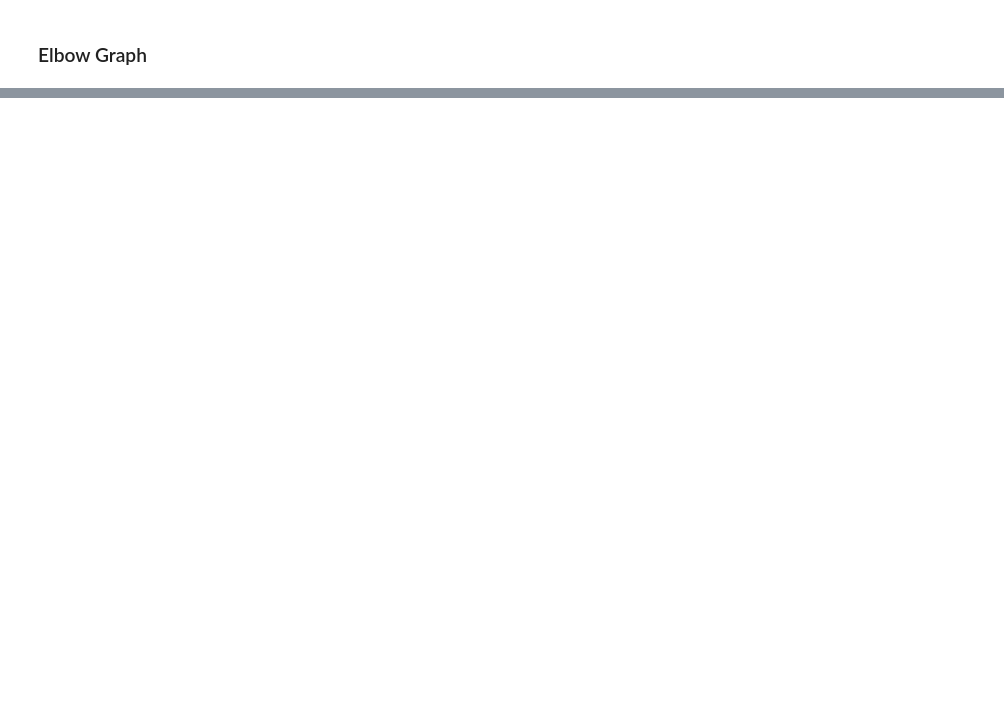
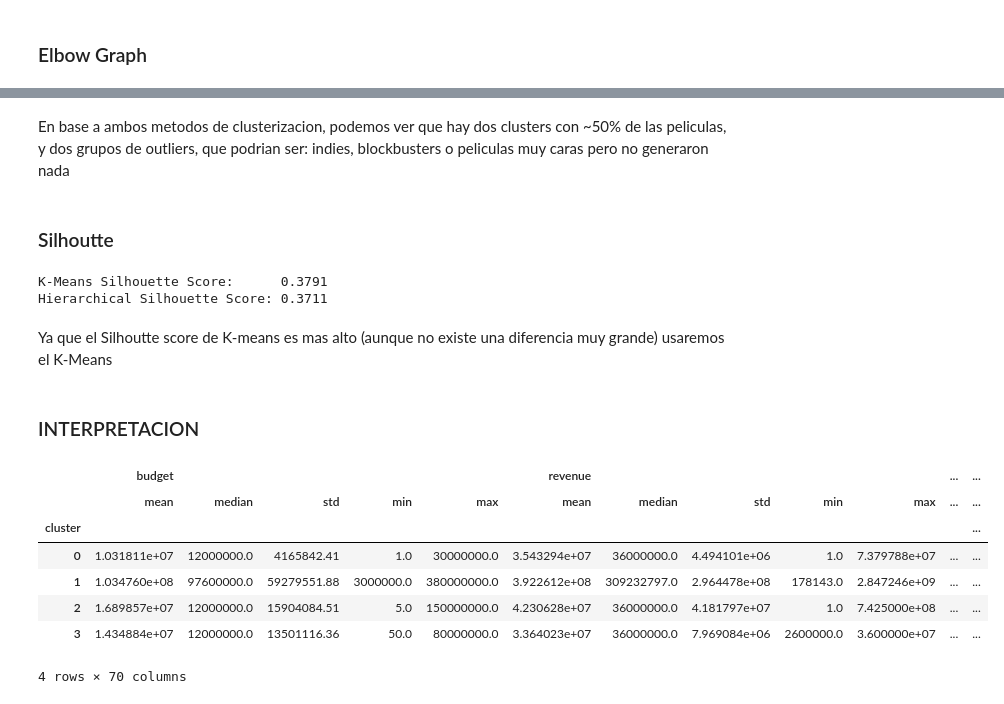
Before and after one commit to Sofilayerdi/Lab2-Mineria, a Jupyter notebook: lab2.ipynb, the cells around one changed output, grey strips where cells are left out. Cells and saved outputs as stored; diff of their text form; code cells hidden in the pictures; blank space fills up the shorter version.

```diff
--- a/lab2.ipynb
+++ b/lab2.ipynb
@@ -163,0 +208,62 @@ Usaremos **5 clusters**
+# %% [markdown]
+En base a ambos metodos de clusterizacion, podemos ver que hay dos clusters con ~50% de las peliculas, y dos grupos de outliers, que podrian ser: indies, blockbusters o peliculas muy caras pero no generaron nada
+# %% [markdown]
+### Silhoutte
+# %%
+with warnings.catch_warnings():
+    warnings.simplefilter("ignore", category=RuntimeWarning)
+    kmeans_silhouette = silhouette_score(
+        df_cluster_scaled,
+        df_cluster["cluster_kmeans"],
+        sample_size=2000,
+        random_state=42
+    )
+
+with warnings.catch_warnings():
+    warnings.simplefilter("ignore", category=RuntimeWarning)
+    hierarchical_silhouette = silhouette_score(
+        df_cluster_scaled,
+        df_cluster["cluster_hierarchical"],
+        sample_size=2000,
+        random_state=42
+    )
+
+print(f"K-Means Silhouette Score:      {kmeans_silhouette:.4f}")
+print(f"Hierarchical Silhouette Score: {hierarchical_silhouette:.4f}")
+# %% [output]
+K-Means Silhouette Score:      0.3791
+Hierarchical Silhouette Score: 0.3711
+# %% [markdown]
+Ya que el Silhoutte score de K-means es mas alto (aunque no existe una diferencia muy grande) usaremos el K-Means
+# %% [markdown]
+### INTERPRETACION
+# %%
+df_interpret = df_cluster.copy()
+df_interpret["cluster"] = df_cluster["cluster_kmeans"]
+
+continuous_vars = [
+    'budget', 'revenue', 'runtime',
+    'actorsPopularity_mean', 'popularity',
+    'voteAvg', 'voteCount',
+    'genresAmount', 'productionCoAmount', 'productionCountriesAmount',
+    'actorsAmount', 'castWomenAmount', 'castMenAmount',
+    'releaseYear'
+]
+
+# Calcular estadísticas descriptivas por cluster
+cluster_summary = (
+    df_interpret
+    .groupby("cluster")[continuous_vars]
+    .agg(["mean", "median", "std", "min", "max"])
+    .round(2)
+)
+cluster_summary
+# %% [output]
+|  | budget |  |  |  |  | revenue |  |  |  |  | ... | ... |
+|  | mean | median | std | min | max | mean | median | std | min | max | ... | ... |
+| cluster |  |  |  |  |  |  |  |  |  |  |  | ... |
+| 0 | 1.031811e+07 | 12000000.0 | 4165842.41 | 1.0 | 30000000.0 | 3.543294e+07 | 36000000.0 | 4.494101e+06 | 1.0 | 7.379788e+07 | ... | ... |
+| 1 | 1.034760e+08 | 97600000.0 | 59279551.88 | 3000000.0 | 380000000.0 | 3.922612e+08 | 309232797.0 | 2.964478e+08 | 178143.0 | 2.847246e+09 | ... | ... |
+| 2 | 1.689857e+07 | 12000000.0 | 15904084.51 | 5.0 | 150000000.0 | 4.230628e+07 | 36000000.0 | 4.181797e+07 | 1.0 | 7.425000e+08 | ... | ... |
+| 3 | 1.434884e+07 | 12000000.0 | 13501116.36 | 50.0 | 80000000.0 | 3.364023e+07 | 36000000.0 | 7.969084e+06 | 2600000.0 | 3.600000e+07 | ... | ... |
+4 rows × 70 columns
```
Also changed, not shown: parts of 17 cells of this notebook.
